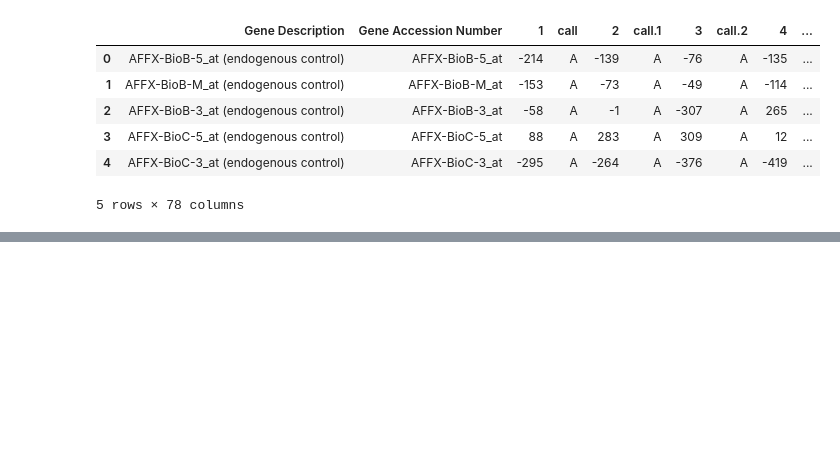
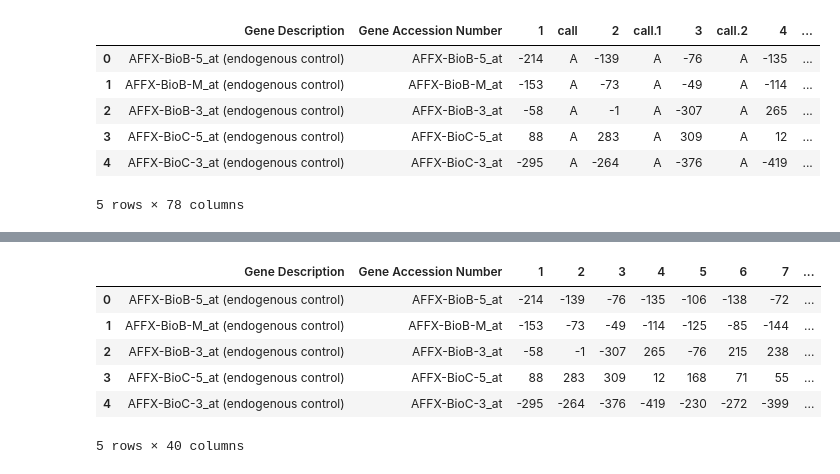
Before and after one commit to brbergamo/gene_expression_project, a Jupyter notebook: gene_expression_notebook.ipynb, the cells around one changed output, grey strips where cells are left out. Saved outputs shown, nothing was run; the diff lists cells and outputs as text; code cells hidden in the pictures; blank space fills up the shorter version.

```diff
--- a/gene_expression_notebook.ipynb
+++ b/gene_expression_notebook.ipynb
@@ -88,0 +92,16 @@ gene_expression_train[df1]
+# %%
+# Converter de string para int e ordenar
+sorted_train_columns = sorted([int(col) for col in X_train.columns[2:]])
+
+sorted_train_columns = [str(col) for col in sorted_train_columns]
+
+X_train = X_train[["Gene Description", "Gene Accession Number"] + sorted_train_columns]
+X_train.head()
+# %% [output]
+|  | Gene Description | Gene Accession Number | 1 | 2 | 3 | 4 | 5 | 6 | 7 | ... |
+| 0 | AFFX-BioB-5_at (endogenous control) | AFFX-BioB-5_at | -214 | -139 | -76 | -135 | -106 | -138 | -72 | ... |
+| 1 | AFFX-BioB-M_at (endogenous control) | AFFX-BioB-M_at | -153 | -73 | -49 | -114 | -125 | -85 | -144 | ... |
+| 2 | AFFX-BioB-3_at (endogenous control) | AFFX-BioB-3_at | -58 | -1 | -307 | 265 | -76 | 215 | 238 | ... |
+| 3 | AFFX-BioC-5_at (endogenous control) | AFFX-BioC-5_at | 88 | 283 | 309 | 12 | 168 | 71 | 55 | ... |
+| 4 | AFFX-BioC-3_at (endogenous control) | AFFX-BioC-3_at | -295 | -264 | -376 | -419 | -230 | -272 | -399 | ... |
+5 rows × 40 columns
```
Also changed, not shown: parts of 12 cells of this notebook.
